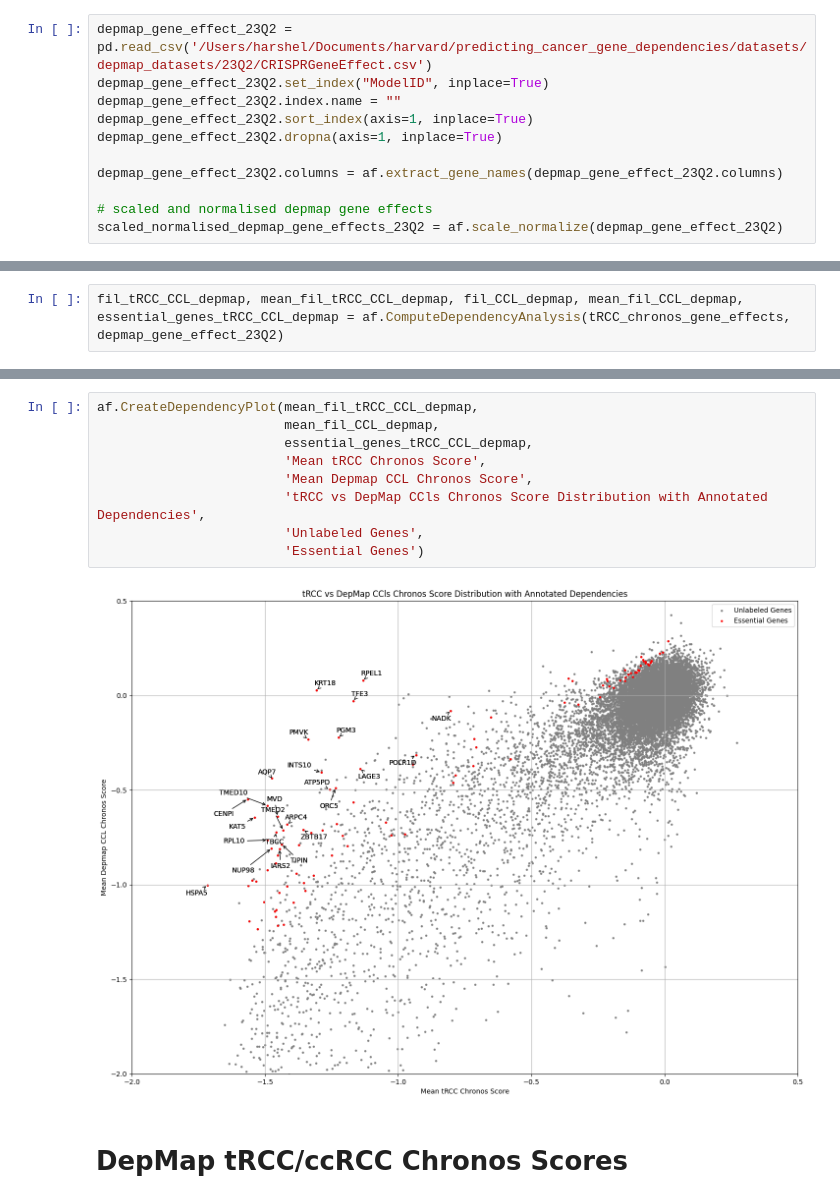
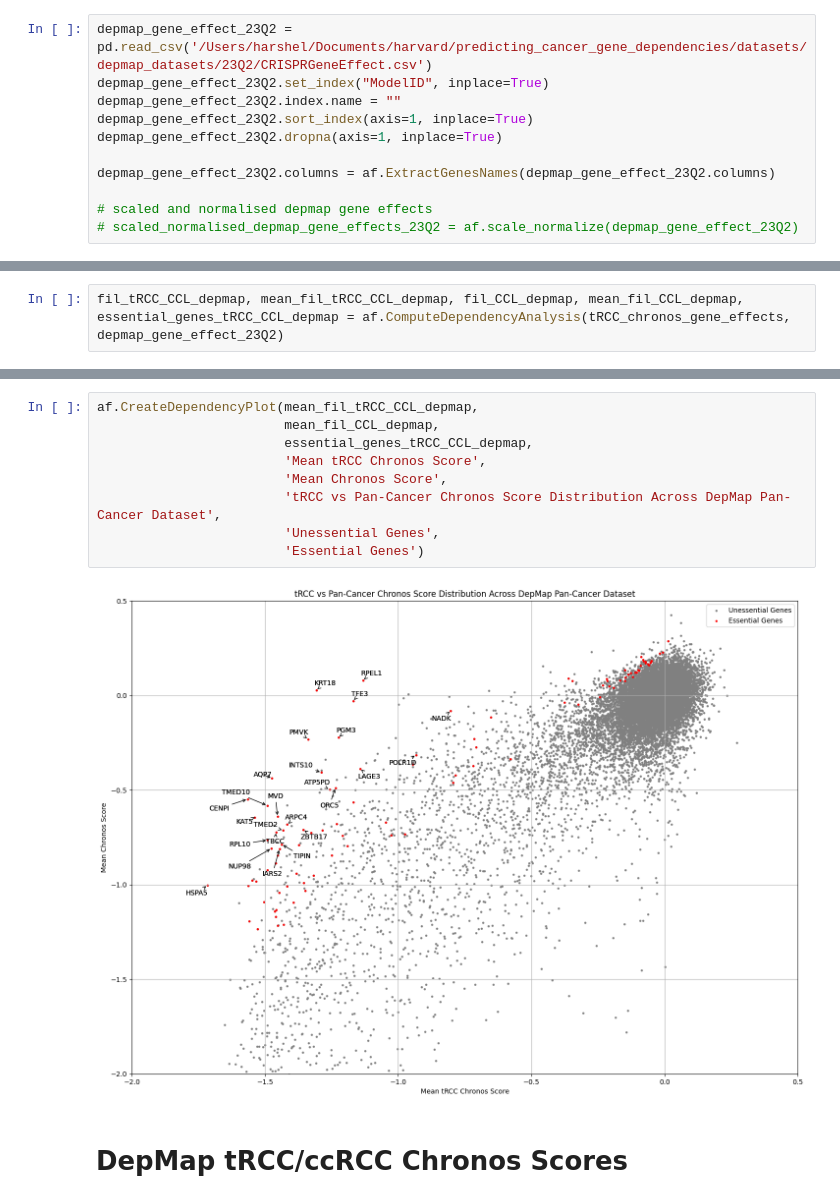
Before and after one commit to harshel-bahl/predicting-cancer-gene-dependencies, a Jupyter notebook: analysis/analysis.ipynb, the cells around one changed output, grey strips where cells are left out. Saved outputs shown, nothing was run; the diff lists cells and outputs as text.

```diff
--- a/analysis/analysis.ipynb
+++ b/analysis/analysis.ipynb
@@ -136,10 +212,10 @@ depmap_gene_effect_23Q2.index.name = ""
 depmap_gene_effect_23Q2.sort_index(axis=1, inplace=True)
 depmap_gene_effect_23Q2.dropna(axis=1, inplace=True)
 
-depmap_gene_effect_23Q2.columns = af.extract_gene_names(depmap_gene_effect_23Q2.columns)
+depmap_gene_effect_23Q2.columns = af.ExtractGenesNames(depmap_gene_effect_23Q2.columns)
 
 # scaled and normalised depmap gene effects
-scaled_normalised_depmap_gene_effects_23Q2 = af.scale_normalize(depmap_gene_effect_23Q2)
+# scaled_normalised_depmap_gene_effects_23Q2 = af.scale_normalize(depmap_gene_effect_23Q2)
 # %%
 depmap_gene_effect_23Q2
 # %% [output]
@@ -183,14 +259,14 @@ af.checkGenes(genesCheck=genesCheck, df=essential_genes_tRCC_CCL_depmap)
 # %%
 af.CreateDependencyPlot(mean_fil_tRCC_CCL_depmap,
                         mean_fil_CCL_depmap,
                         essential_genes_tRCC_CCL_depmap,
                         'Mean tRCC Chronos Score',
-                        'Mean Depmap CCL Chronos Score',
-                        'tRCC vs DepMap CCls Chronos Score Distribution with Annotated Dependencies',
-                        'Unlabeled Genes',
+                        'Mean Chronos Score',
+                        'tRCC vs Pan-Cancer Chronos Score Distribution Across DepMap Pan-Cancer Dataset',
+                        'Unessential Genes',
                         'Essential Genes')
 # %% [output]
-[figure, old version]
+[figure, new version]
 # %% [markdown]
 # DepMap tRCC/ccRCC Chronos Scores
 # %%
```
Also changed, not shown: parts of 19 cells of this notebook, 5 other files.
